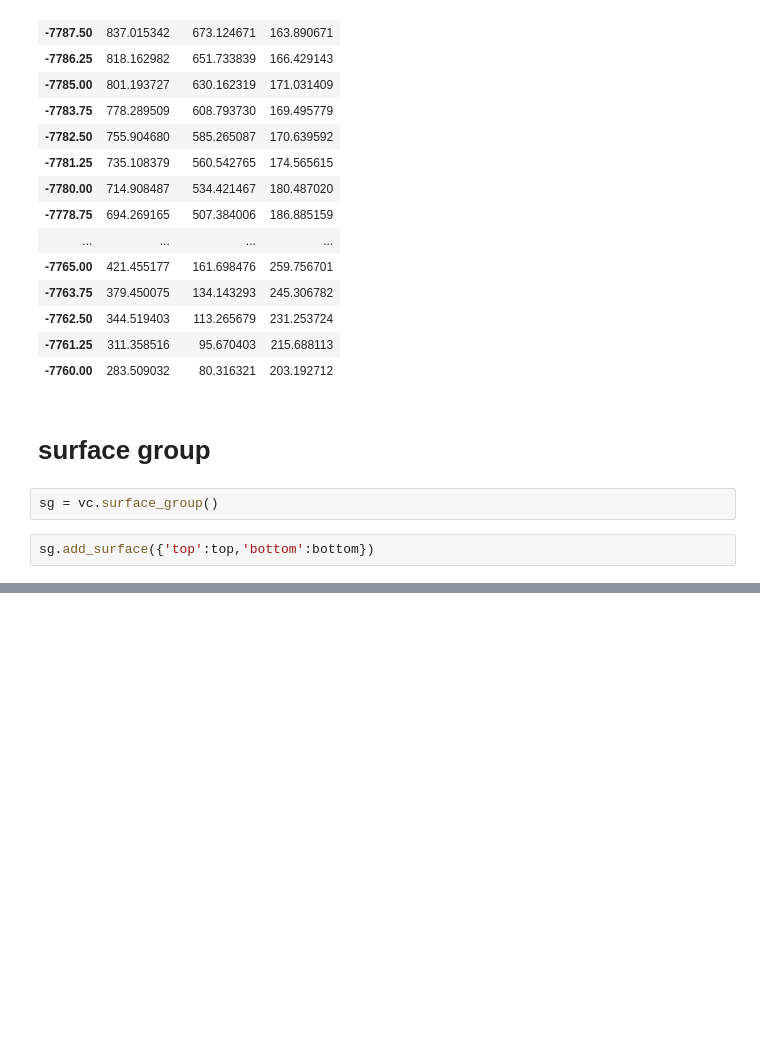
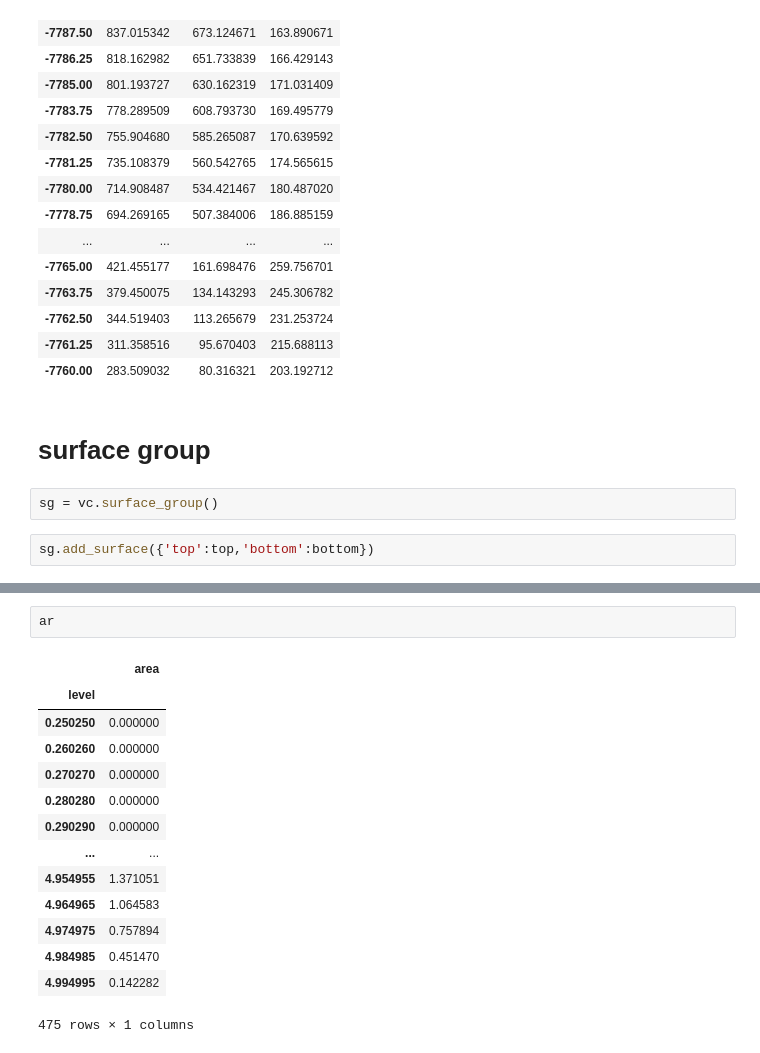
Before and after one commit to scuervo91/reservoirpy, a Jupyter notebook: examples/volumetrics/volumetrics.ipynb, the cells around one changed output, grey strips where cells are left out. Cells and saved outputs as stored; diff of their text form; blank space fills up the shorter version.

```diff
--- a/examples/volumetrics/volumetrics.ipynb
+++ b/examples/volumetrics/volumetrics.ipynb
@@ -226,0 +257,17 @@ level
+# %%
+ar
+# %% [output]
+|  | area |
+| level |  |
+| 0.250250 | 0.000000 |
+| 0.260260 | 0.000000 |
+| 0.270270 | 0.000000 |
+| 0.280280 | 0.000000 |
+| 0.290290 | 0.000000 |
+| ... | ... |
+| 4.954955 | 1.371051 |
+| 4.964965 | 1.064583 |
+| 4.974975 | 0.757894 |
+| 4.984985 | 0.451470 |
+| 4.994995 | 0.142282 |
+475 rows × 1 columns
```
Also changed, not shown: parts of 10 cells of this notebook.
